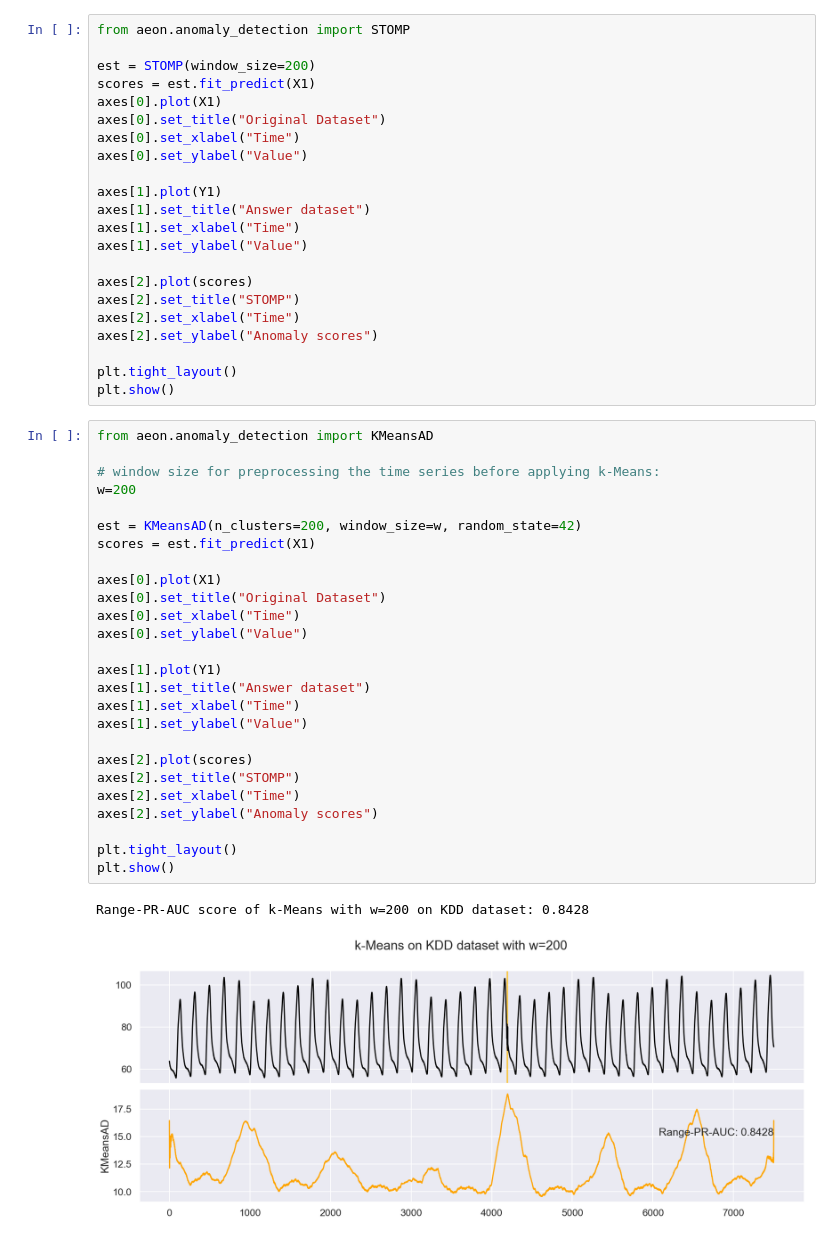
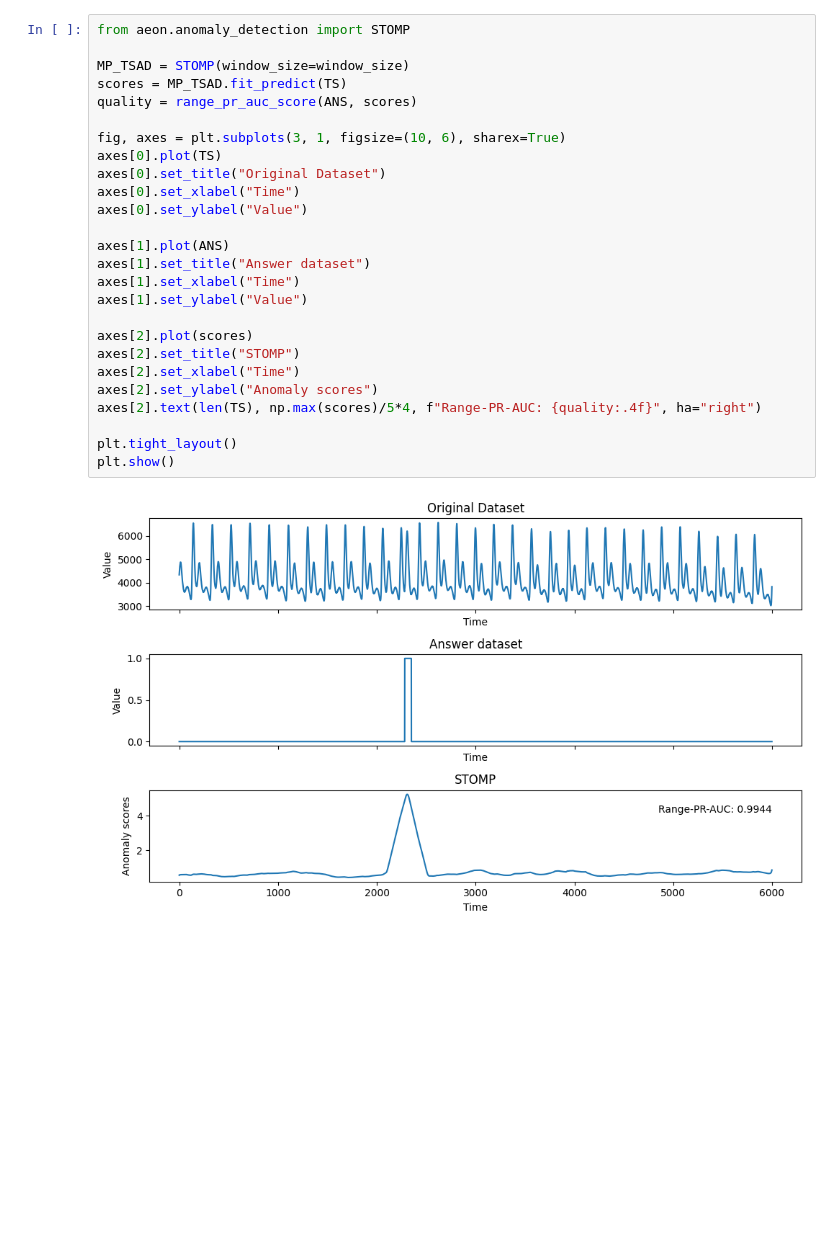
Before and after one commit to thanapol2/TS_KMITL, a Jupyter notebook: TSAD_AEON/lab_ex_TSAD_aeon.ipynb, the cells around one changed output. Drawn from its saved outputs; the diff is of its cells as text; blank space fills up the shorter version.

```diff
--- a/TSAD_AEON/lab_ex_TSAD_aeon.ipynb
+++ b/TSAD_AEON/lab_ex_TSAD_aeon.ipynb
@@ -75,51 +105,28 @@ plt.show()
 # %%
 from aeon.anomaly_detection import STOMP
 
-est = STOMP(window_size=200)
-scores = est.fit_predict(X1)
-axes[0].plot(X1)
+MP_TSAD = STOMP(window_size=window_size)
+scores = MP_TSAD.fit_predict(TS)
+quality = range_pr_auc_score(ANS, scores)
+
+fig, axes = plt.subplots(3, 1, figsize=(10, 6), sharex=True)
+axes[0].plot(TS)
 axes[0].set_title("Original Dataset")
 axes[0].set_xlabel("Time")
 axes[0].set_ylabel("Value")
 
-axes[1].plot(Y1)
+axes[1].plot(ANS)
 axes[1].set_title("Answer dataset")
 axes[1].set_xlabel("Time")
 axes[1].set_ylabel("Value")
 
 axes[2].plot(scores)
 axes[2].set_title("STOMP")
 axes[2].set_xlabel("Time")
 axes[2].set_ylabel("Anomaly scores")
+axes[2].text(len(TS), np.max(scores)/5*4, f"Range-PR-AUC: {quality:.4f}", ha="right")
 
 plt.tight_layout()
 plt.show()
+# %% [output]
+[figure, added]
-# %%
-from aeon.anomaly_detection import KMeansAD
-
-# window size for preprocessing the time series before applying k-Means:
-w=200
-
-est = KMeansAD(n_clusters=200, window_size=w, random_state=42)
-scores = est.fit_predict(X1)
-
-axes[0].plot(X1)
-axes[0].set_title("Original Dataset")
-axes[0].set_xlabel("Time")
-axes[0].set_ylabel("Value")
-
-axes[1].plot(Y1)
-axes[1].set_title("Answer dataset")
-axes[1].set_xlabel("Time")
-axes[1].set_ylabel("Value")
-
-axes[2].plot(scores)
-axes[2].set_title("STOMP")
-axes[2].set_xlabel("Time")
-axes[2].set_ylabel("Anomaly scores")
-
-plt.tight_layout()
-plt.show()
-# %% [output]
-Range-PR-AUC score of k-Means with w=200 on KDD dataset: 0.8428
-[figure, removed]
```
Also changed, not shown: parts of 21 cells of this notebook.
